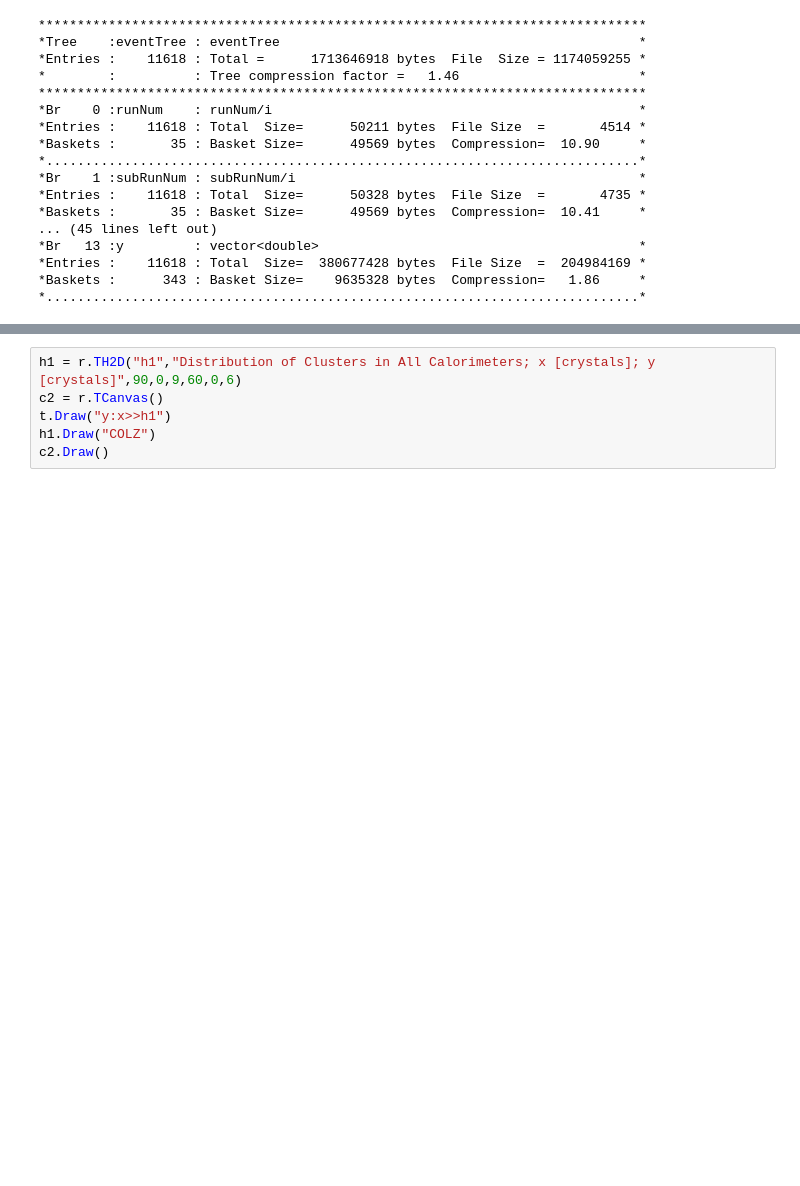
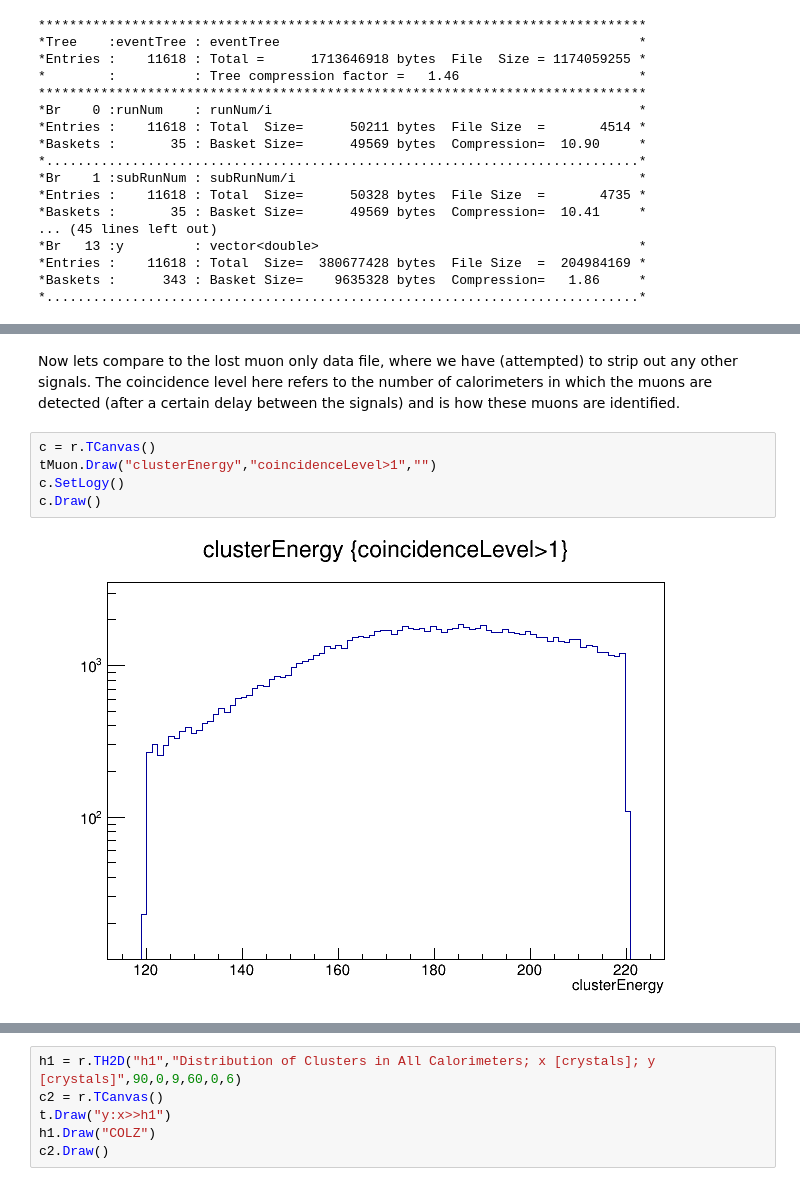
Before and after one commit to jlabounty/phys576, a Jupyter notebook: PHYS576_InitialExplorationOfData_JoshuaLaBounty.ipynb, the cells around one changed output, grey strips where cells are left out. Drawn from its saved outputs; the diff is of its cells as text; blank space fills up the shorter version.

```diff
--- a/PHYS576_InitialExplorationOfData_JoshuaLaBounty.ipynb
+++ b/PHYS576_InitialExplorationOfData_JoshuaLaBounty.ipynb
@@ -92,0 +143,9 @@ This file contains aroot TTree in which the data for the clusters is stored. Ass
+# %% [markdown]
+Now lets compare to the lost muon only data file, where we have (attempted) to strip out any other signals. The coincidence level here refers to the number of calorimeters in which the muons are detected (after a certain delay between the signals) and is how these muons are identified.
+# %%
+c = r.TCanvas()
+tMuon.Draw("clusterEnergy","coincidenceLevel>1","")
+c.SetLogy()
+c.Draw()
+# %% [output]
+[figure, added]
```
Also changed, not shown: parts of 29 cells of this notebook.
